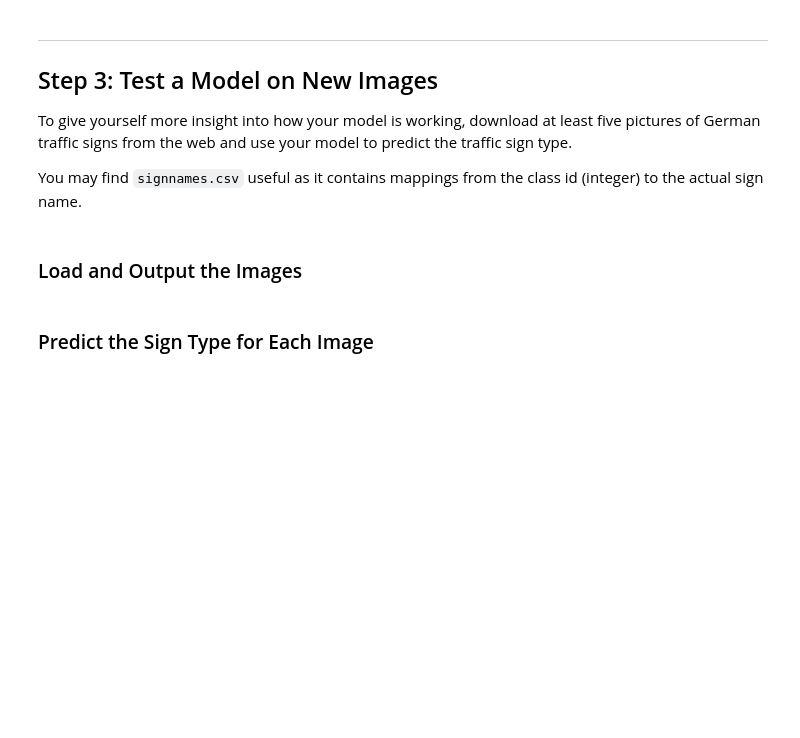
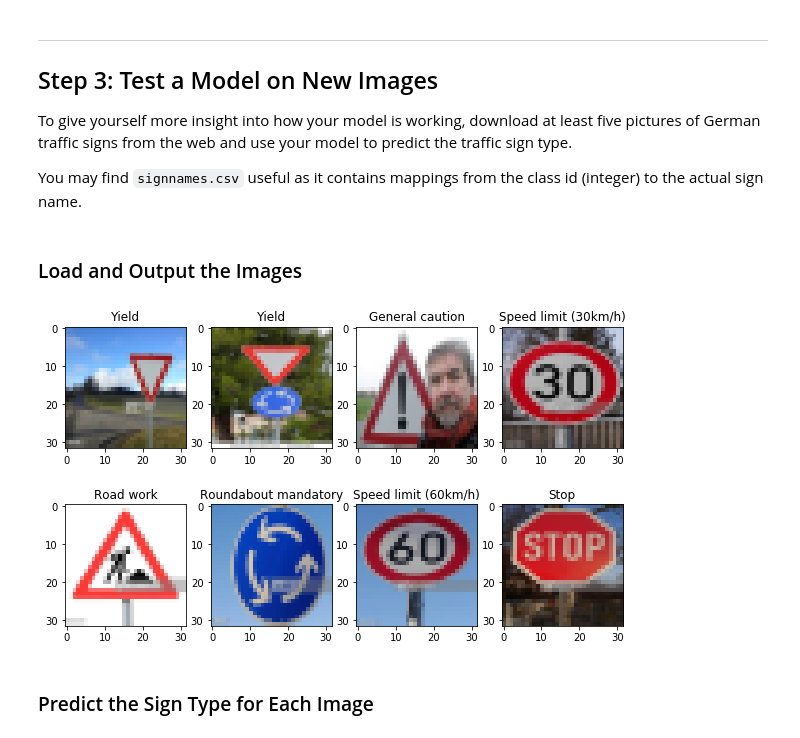
Before and after one commit to rudi77/sdc, a Jupyter notebook: project2/Traffic_Sign_Classifier.ipynb, the cells around one changed output. Drawn from its saved outputs; the diff is of its cells as text; code cells hidden in the pictures; blank space fills up the shorter version.

```diff
--- a/project2/Traffic_Sign_Classifier.ipynb
+++ b/project2/Traffic_Sign_Classifier.ipynb
@@ -538,25 +561,25 @@ You may find `signnames.csv` useful as it contains mappings from the class id (i
 # %%
 import data_helpers as dh
 import data_plotting as dplt
 
 %matplotlib inline
 
-myexamplespath = ".\examples\MyGermanTrafficSigns"
+myexamplespath = "./examples/MyGermanTrafficSigns"
 
-X_test, y_test = dh.create_testset(myexamplespath)
+X_mytest, y_mytest = dh.create_testset(myexamplespath)
 
 dplt.set_plotsize(10,6)
-dplt.showimages(X_test, y_test, counts=len(y_test), rows=2, cols=4, isRandom=False, labelconverter=classid_to_trafficsign_name)
+dplt.showimages(X_mytest, y_mytest, counts=len(y_mytest), rows=2, cols=4, isRandom=False, labelconverter=classid_to_trafficsign_name)
 
 # Convert each image to grayscale
-X_test_gray = [da.grayscale(image) for image in X_test]
+X_mytest_gray = [da.grayscale(image) for image in X_mytest]
 
 # Normalize images
-X_test_normalized = [da.normalize(image) for image in X_test_gray]
+X_mytest_normalized = [da.normalize(image) for image in X_mytest_gray]
 
-#images = [np.squeeze(img, axis=(2,)) for img in X_test_gray]
-#dplt.set_plotsize(10,3)
-#dplt.showimages(images, y_test, counts=len(y_test), rows=2, cols=4, isRandom=False, isGray=True)
+X_mytest_new = [da.expand(image) for image in X_mytest_normalized]
+# %% [output]
+[figure, added]
 # %% [markdown]
 ### Predict the Sign Type for Each Image
 # %%
```
Also changed, not shown: parts of 14 cells of this notebook, 9 other files.
